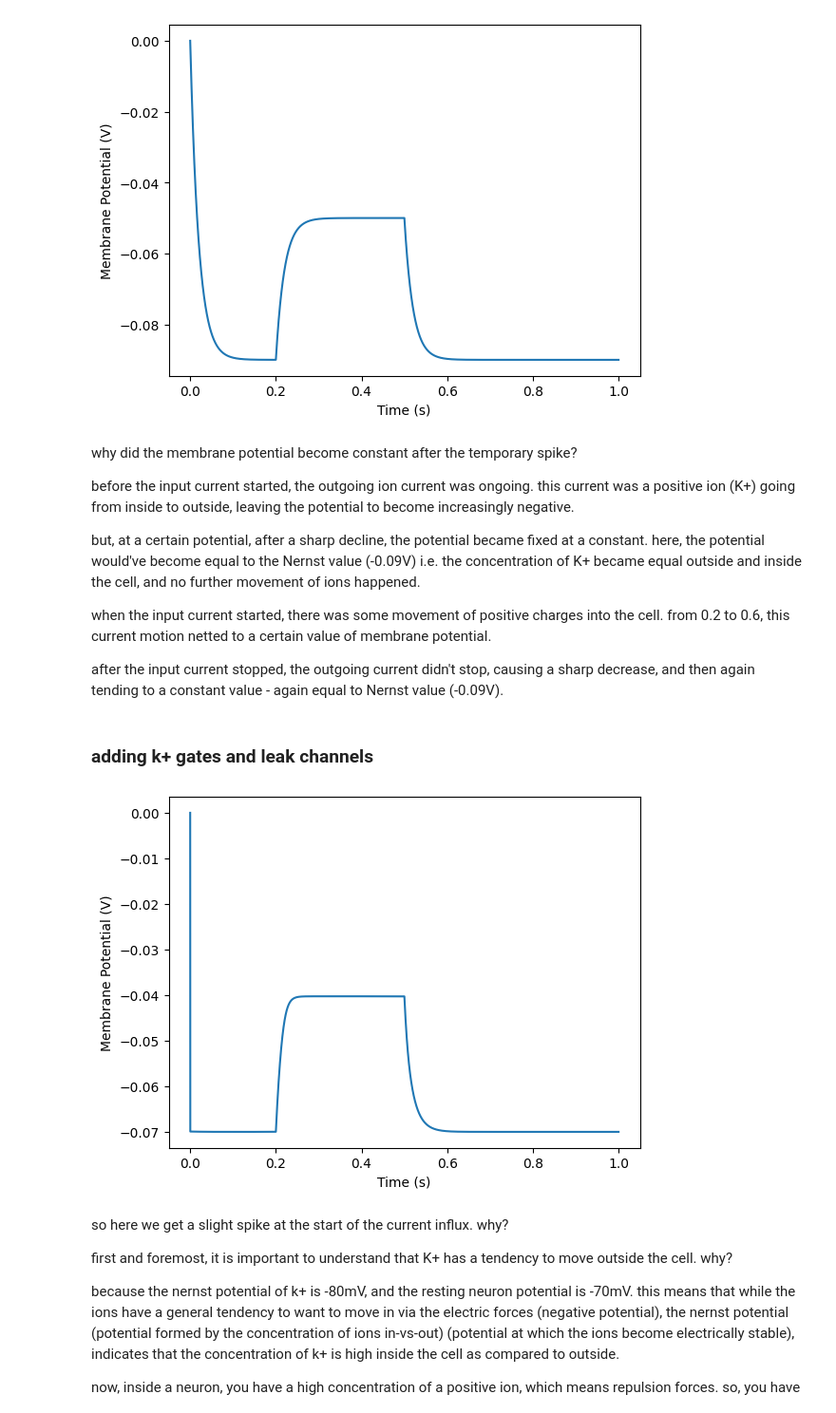
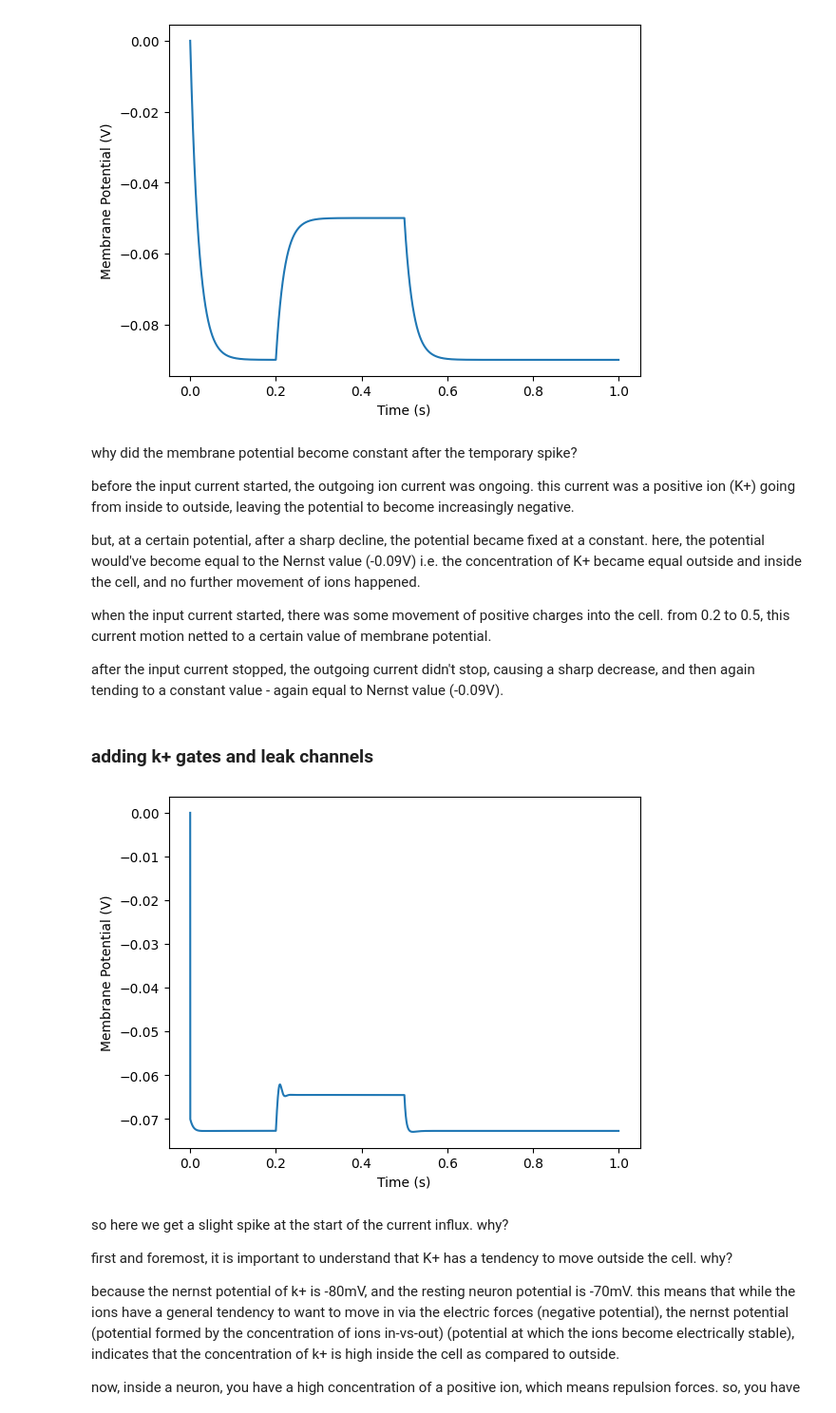
Before and after one commit to TirelessClock/neurepo, a Jupyter notebook: hodgkin_huxley.ipynb, the cells around one changed output. Shown: that part at 95% size. Drawn from its saved outputs; the diff is of its cells as text; code cells hidden in the pictures.

Commit message:
gk and ek values fix

```diff
--- a/hodgkin_huxley.ipynb
+++ b/hodgkin_huxley.ipynb
@@ -96,7 +96,7 @@ before the input current started, the outgoing ion current was ongoing. this cur
 
 but, at a certain potential, after a sharp decline, the potential became fixed at a constant. here, the potential would've become equal to the Nernst value (-0.09V) i.e. the concentration of K+ became equal outside and inside the cell, and no further movement of ions happened.
 
-when the input current started, there was some movement of positive charges into the cell. from 0.2 to 0.6, this current motion netted to a certain value of membrane potential.
+when the input current started, there was some movement of positive charges into the cell. from 0.2 to 0.5, this current motion netted to a certain value of membrane potential.
 
 after the input current stopped, the outgoing current didn't stop, causing a sharp decrease, and then again tending to a constant value - again equal to Nernst value (-0.09V).
 # %% [markdown]
@@ -112,28 +112,33 @@ def beta_n(v):
 # %%
 #Preallocate the voltage output
 v_out = np.zeros(np.size(i_inj))
+
+G_k = 1E-6      # Maximum potassium conductance
+Ek = -80E-3     # Reversal for HH potassium current
+
+n = alpha_n(v_init) / (alpha_n(v_init) + beta_n(v_init))
 
 for t in range(np.size(v_out)):
     if t == 1:
         v_out[t] = v_init
     else:
         v = v_out[t-1]
         dn = (alpha_n(v) * (1 - n) - beta_n(v) * n) * dt
         n = n + dn
 
         gk = G_k * n**4
 
         ik = gk * (v - Ek)
 
         ileak = Gleak * (v - Eleak)
 
         i_cap = i_inj[t] - ik - ileak
 
         v_out[t] = v + ((i_cap * dt) / Cm)
 
 make_graph(v_out)
 # %% [output]
-[figure, old version]
+[figure, new version]
 # %% [markdown]
 so here we get a slight spike at the start of the current influx. why?
 
```
Also changed, not shown: parts of 4 cells of this notebook.
